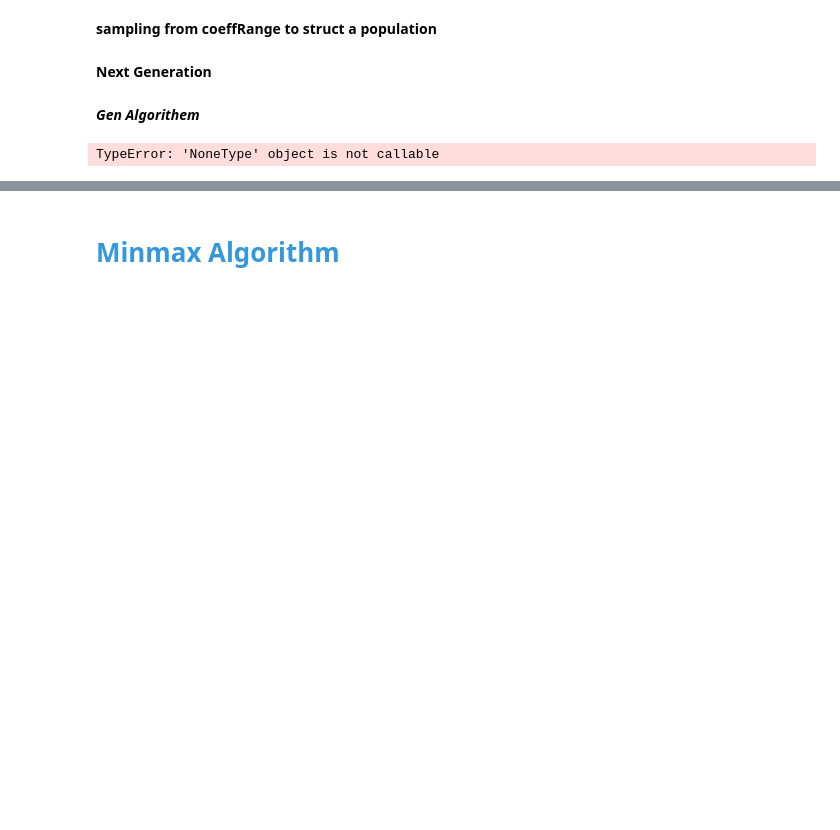
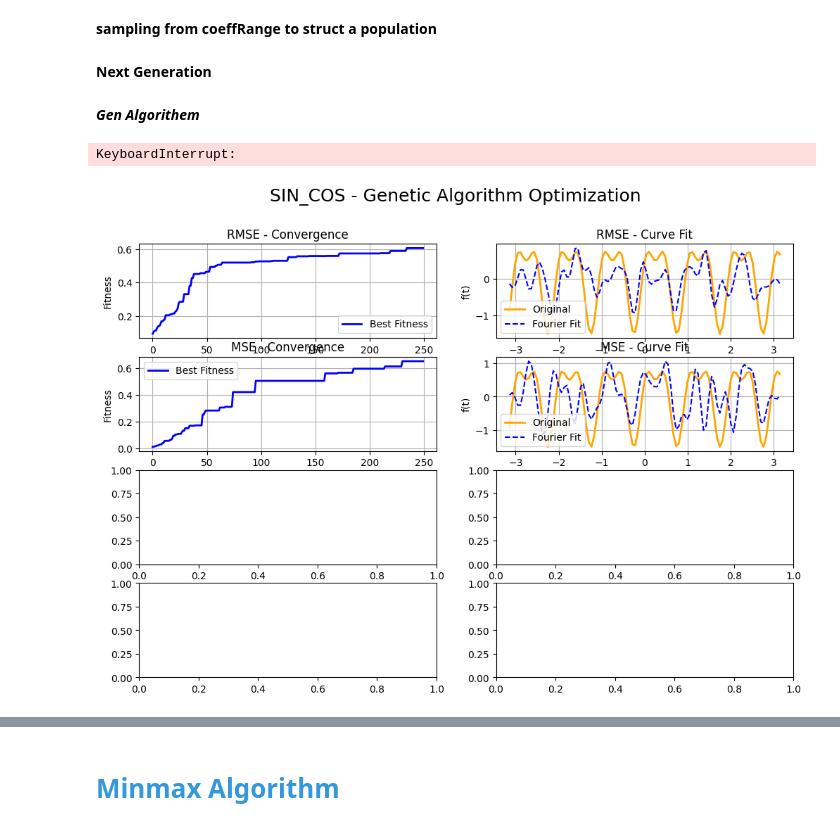
Before and after one commit to erfan-f/Artificial-Intelligence-Course, a Jupyter notebook: CA2/CA2-Files.ipynb, the cells around one changed output, grey strips where cells are left out. Cells and saved outputs as stored; diff of their text form; code cells hidden in the pictures; blank space fills up the shorter version.

```diff
--- a/CA2/CA2-Files.ipynb
+++ b/CA2/CA2-Files.ipynb
@@ -24,7 +24,7 @@ import numpy as np
 # %%
 # algorithm parameters
 numCoeffs = 43
-coeffsRange = (-5, 5)
+coeffsRange = (-5, +5)
 populationSize = 100
 generations = 50
 mutationRate = 0.15
@@ -115,7 +109,7 @@ def fourier_series(t, coefficients):
         sum_terms += an * np.cos(n * t) + bn * np.sin(n * t)
     return sum_terms
 
-def FitnessScore(population: np.array, method: str):
+def FitnessScore(population: np.array, tSamples, fSamples, method: str):
     fitness_score = []
     def RMSE(predicted, samples):
         return np.sqrt(np.mean((samples - predicted) ** 2))
@@ -148,11 +142,11 @@ def FitnessScore(population: np.array, method: str):
 # %% [markdown]
 **Next Generation**
 # %%
-def select_parents(population: np.array, fitness_scores: np.array, selection_method: str, score_method: str, tournament_size=3):
+def select_parents(population: np.array, fitness_scores: np.array, tSamples, fSamples, selection_method: str, score_method: str, tournament_size=3):
     def tournament():
         indices = np.random.choice(population.shape[0], size=tournament_size, replace=False)
         candidates = population[indices]
-        fitnesses = FitnessScore(candidates, score_method)
+        fitnesses = FitnessScore(candidates, tSamples, fSamples, score_method)
         best_index = np.argmax(fitnesses)
         return candidates[best_index]
 
@@ -185,7 +179,7 @@ def mutate(genotype, rate=mutationRate):
     genotype[mutation_mask] = np.random.uniform(coeffsRange[0], coeffsRange[1])
     return genotype
 
-def create_new_generation(population: np.array, fitness_scores: np.array, score_metod: str, selection_method: str):
+def create_new_generation(population: np.array, tSamples, fSamples, fitness_scores: np.array, score_metod: str, selection_method: str):
     new_population = []
 
     elite_indices = np.argsort(fitness_scores)[-eliteCount:]
@@ -194,7 +188,7 @@ def create_new_generation(population: np.array, fitness_scores: np.array, score_
         new_population.append(elite)
 
     while len(new_population) < populationSize:
-        parent1, parent2 = select_parents(population, fitness_scores, selection_method, score_metod)
+        parent1, parent2 = select_parents(population,fitness_scores, tSamples, fSamples, selection_method, score_metod)
         child1, child2 = crossover(parent1, parent2)
 
         child1 = mutate(child1)
@@ -206,50 +200,57 @@ def create_new_generation(population: np.array, fitness_scores: np.array, score_
 # %% [markdown]
 ***Gen Algorithem***
 # %%
-def genetic_algorithm(generations, score_method='rsme', selection_method='tournament'):
+def genetic_algorithm(generations, tSamples, fSamples, score_method='rmse', selection_method='tournament'):
     population = np.random.uniform(coeffsRange[0], coeffsRange[1], size=(populationSize, 43))
     best_fitness_history = []
 
     for _ in range(generations):
-        fitness_scores = FitnessScore(population, score_method)
+        fitness_scores = FitnessScore(population, tSamples, fSamples, score_method)
         best_idx = np.argmax(fitness_scores)
         best_fitness_history.append(fitness_scores[best_idx])
-        population = create_new_generation(population, fitness_scores, score_method, selection_method)
+        population = create_new_generation(population, tSamples, fSamples, fitness_scores, score_method, selection_method)
 
-    final_fitnesses = FitnessScore(population, score_method)
+    final_fitnesses = FitnessScore(population, tSamples, fSamples, score_method)
     best_idx = np.argmax(final_fitnesses)
 
     return population[best_idx], best_fitness_history
 # %%
 import matplotlib.pyplot as plt
 
-for method in  ['rmse', 'mse', 'mae', 'r2']:
-    best_solution, fitness_history = genetic_algorithm(50, score_method=method)
+periodic = ["sin_cos", "gaussian", "square_wave", "sawtooth", "complex_fourier"]
+non_periodic = ["cubic", "quadratic", "linear",  "polynomial"]
+for testFunc in periodic + non_periodic:
+    tSamples = np.linspace(functionRange[0], functionRange[1], sampleCount)
+    fSamples = getTargetFunction(testFunc)(tSamples)
 
-    plt.figure(figsize=(8, 4))
-    plt.style.use("classic")
+    coeffsRange = (-500, 500) if testFunc in non_periodic else (-5, 5)
+    # coeffsRange = ((np.min(np.abs(fSamples))), np.max(np.abs(fSamples)))
 
+    fig, axes = plt.subplots(4, 2, figsize=(12, 8))
+    fig.suptitle(f"{testFunc.upper()} - Genetic Algorithm Optimization", fontsize=18)
 
-    plt.subplot(1, 2, 1)
-    plt.plot(fitness_history, label="Best Fitness", color='blue', linewidth=2)
-    plt.title(f"Convergence - Method: {method.upper()}")
-    plt.xlabel("Generation")
-    plt.ylabel("Fitness")
-    plt.grid(True)
-    plt.legend()
+    for i, method in enumerate(['rmse', 'mse', 'mae', 'r2']):
+        best_solution, fitness_history = genetic_algorithm(250, tSamples, fSamples, score_method=method)
 
-    plt.subplot(1, 2, 2)
-    plt.plot(tSamples, fSamples, label="Original", color='orange', linewidth=2)
-    plt.plot(tSamples, fourier_series(tSamples, best_solution), label="Fourier Fit", color='blue', linestyle='--')
-    plt.title(f"Curve Fit - Method: {method.upper()}")
-    plt.xlabel("t")
-    plt.ylabel("f(t)")
-    plt.grid(True)
-    plt.legend()
+        axes[i, 0].plot(fitness_history, label="Best Fitness", color='blue', linewidth=2)
+        axes[i, 0].set_title(f"{method.upper()} - Convergence")
+        axes[i, 0].set_xlabel("Generation")
+        axes[i, 0].set_ylabel("Fitness")
+        axes[i, 0].grid(True)
+        axes[i, 0].legend()
 
-    plt.suptitle(f"Genetic Algorithm Optimization using {method.upper()}", fontsize=14)
-    plt.tight_layout(rect=[0, 0, 1, 0.95])
+        axes[i, 1].plot(tSamples, fSamples, label="Original", color='orange', linewidth=2)
+        axes[i, 1].plot(tSamples, fourier_series(tSamples, best_solution), label="Fourier Fit", color='blue', linestyle='--')
+        axes[i, 1].set_title(f"{method.upper()} - Curve Fit")
+        axes[i, 1].set_xlabel("t")
+        axes[i, 1].set_ylabel("f(t)")
+        axes[i, 1].grid(True)
+        axes[i, 1].legend()
+
+    plt.tight_layout(rect=[0, 0, 1, 0.96])
     plt.show()
+    plt.close()
 # %% [output]
-TypeError: 'NoneType' object is not callable
+KeyboardInterrupt:
+[figure, added]
 # %% [markdown]
```
Also changed, not shown: parts of 8 cells of this notebook.
